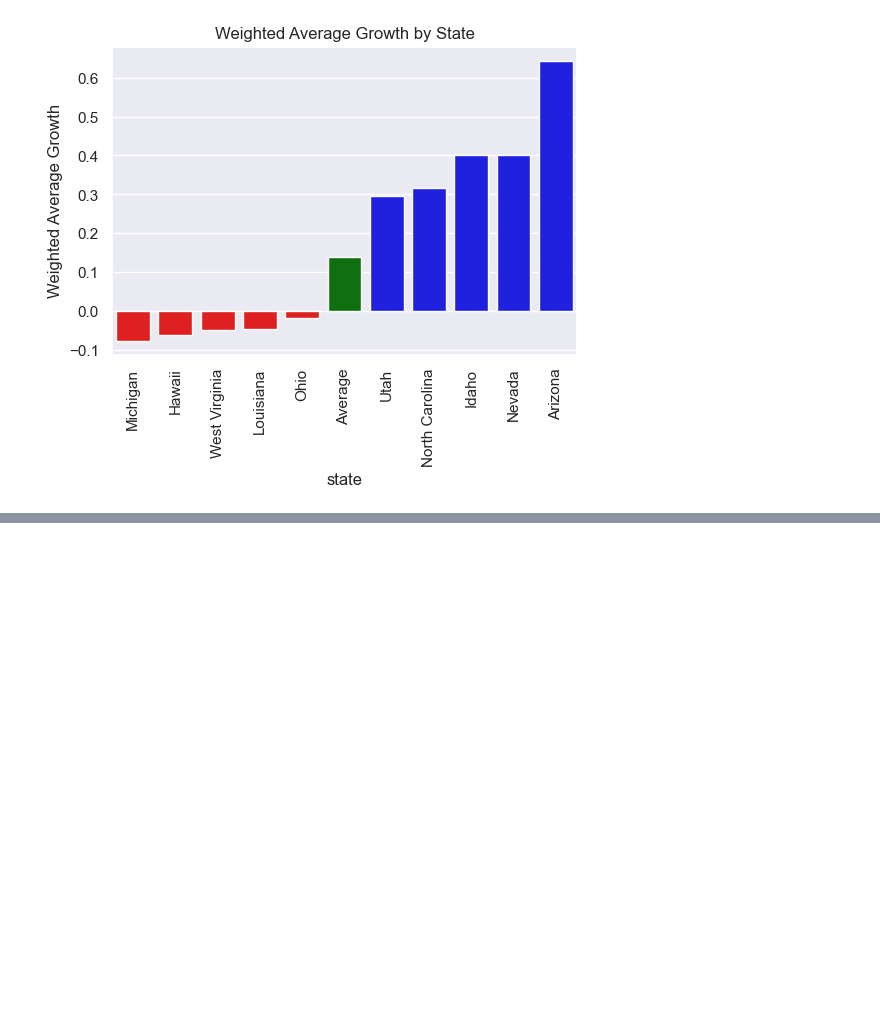
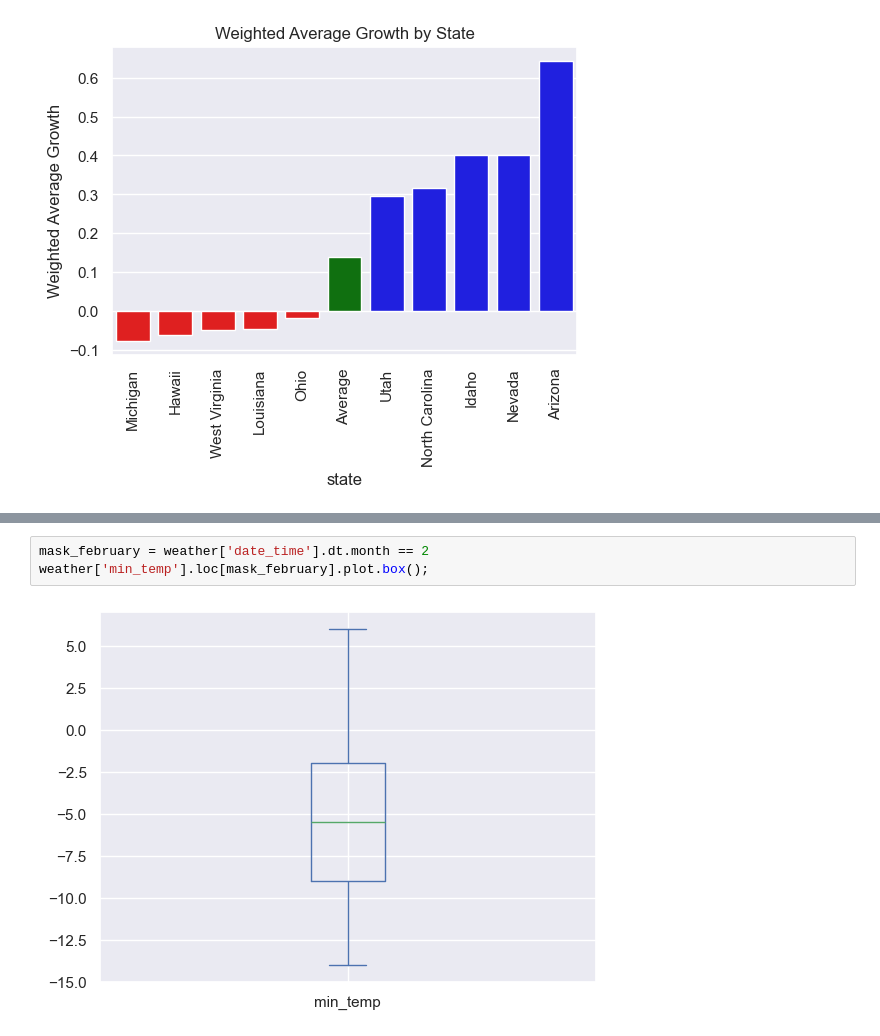
Before and after one commit to ilyarudyak/python_review_2025, a Jupyter notebook: 02-pandas-lerner/11_visualizing.ipynb, the cells around one changed output, grey strips where cells are left out. Saved outputs shown, nothing was run; the diff lists cells and outputs as text; blank space fills up the shorter version.

```diff
--- a/02-pandas-lerner/11_visualizing.ipynb
+++ b/02-pandas-lerner/11_visualizing.ipynb
@@ -378,0 +521,5 @@ cg.plot_weighted_avg_growth()
+# %%
+mask_february = weather['date_time'].dt.month == 2
+weather['min_temp'].loc[mask_february].plot.box();
+# %% [output]
+[figure, added]
```
Also changed, not shown: parts of 178 cells of this notebook, 1 other file.
